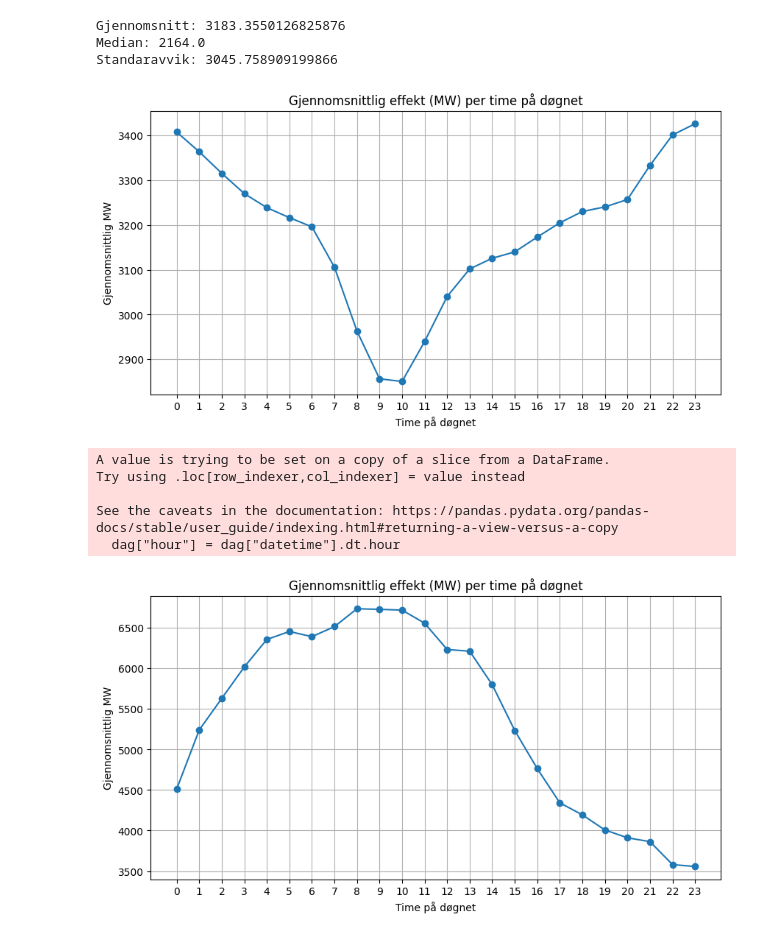
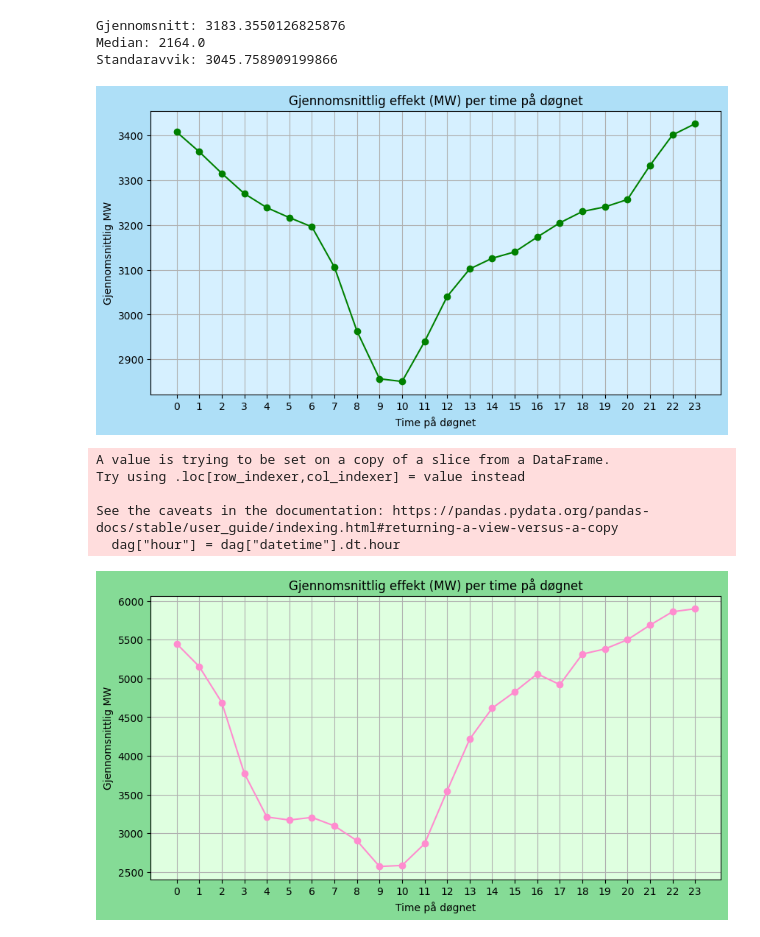
Before and after one commit to julie-edvardsen/Mappeprosjekt_Milj-dataanalyse, a Jupyter notebook: notebooks/Oppg_4.ipynb, the cells around one changed output. Drawn from its saved outputs; the diff is of its cells as text; code cells hidden in the pictures.

```diff
--- a/notebooks/Oppg_4.ipynb
+++ b/notebooks/Oppg_4.ipynb
@@ -33,39 +33,46 @@ Median: 2164.0
 Standaravvik: 3045.758909199866
 # %%
 
-#Eksempel på gjennomsnitt per time per dag for de 10 årene
+#Gjennomsnittet av MW per time av døgnet (Gjennomsnitett for alle 10 årene)
+#Enkel statistisk analyse av sammenheng mellom to variabler
 
 # tidspunkt på døgnet (time)
 df["hour"] = df["datetime"].dt.hour
 
 # Beregner gjennomsnittlig MW for hver time i døgnet
 hourly_avg = df.groupby("hour")["MW"].mean()
 
-plt.figure(figsize=(10, 5))
-plt.plot(hourly_avg.index, hourly_avg.values, marker='o')
+plt.figure(figsize=(10, 5), facecolor='#AEDFF7')
+plt.plot(hourly_avg.index, hourly_avg.values, marker='o', color='green')
 plt.title("Gjennomsnittlig effekt (MW) per time på døgnet")
 plt.xlabel("Time på døgnet")
 plt.ylabel("Gjennomsnittlig MW")
 plt.grid(True)
 plt.xticks(range(0, 24))
+ax = plt.gca()
+ax.set_facecolor('#D6F0FF')
+
 plt.show()
 # %% [output]
-[figure, old version]
+[figure, new version]
 # %%
-# Filtrer for én spesifikk dag, f.eks. 2011-01-01
-dag = df[df["datetime"].dt.date == pd.to_datetime("2011-01-01").date()]
+#Enkel statistisk analyse av sammenheng mellom to variabler
+#Time for time for en spesifikk dag
+dag = df[df["datetime"].dt.date == pd.to_datetime("2018-08-30").date()]
 
-# Ekstraher time og grupper på det
+#Henter ut timenene for den spesifikke dagen og grupperer det
 dag["hour"] = dag["datetime"].dt.hour
 hourly_avg_dag = dag.groupby("hour")["MW"].mean()
 
-plt.figure(figsize=(10, 5))
-plt.plot(hourly_avg_dag.index, hourly_avg_dag.values, marker='o')
+plt.figure(figsize=(10, 5), facecolor='#85DB96')
+plt.plot(hourly_avg_dag.index, hourly_avg_dag.values, marker='o', color='#FF8CCF')
 plt.title("Gjennomsnittlig effekt (MW) per time på døgnet")
 plt.xlabel("Time på døgnet")
 plt.ylabel("Gjennomsnittlig MW")
 plt.grid(True)
 plt.xticks(range(0, 24))
+ax = plt.gca()
+ax.set_facecolor('#DFFFE0')
 plt.show()
 # %% [output]
 A value is trying to be set on a copy of a slice from a DataFrame.
@@ -73,4 +80,4 @@ Try using .loc[row_indexer,col_indexer] = value instead
 
 See the caveats in the documentation: https://pandas.pydata.org/pandas-docs/stable/user_guide/indexing.html#returning-a-view-versus-a-copy
   dag["hour"] = dag["datetime"].dt.hour
-[figure, old version]
+[figure, new version]
```
Also changed, not shown: 2 other files.
